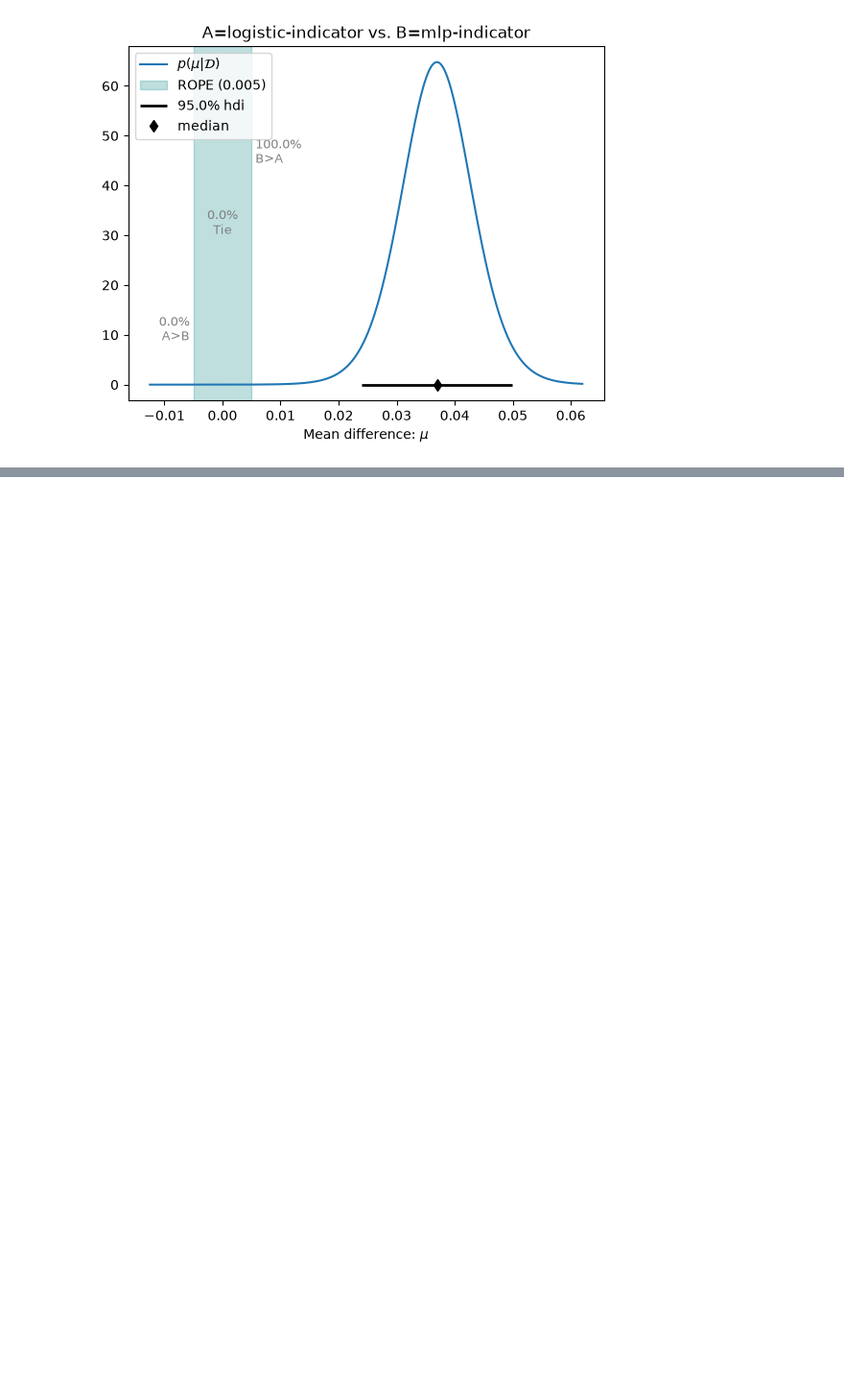
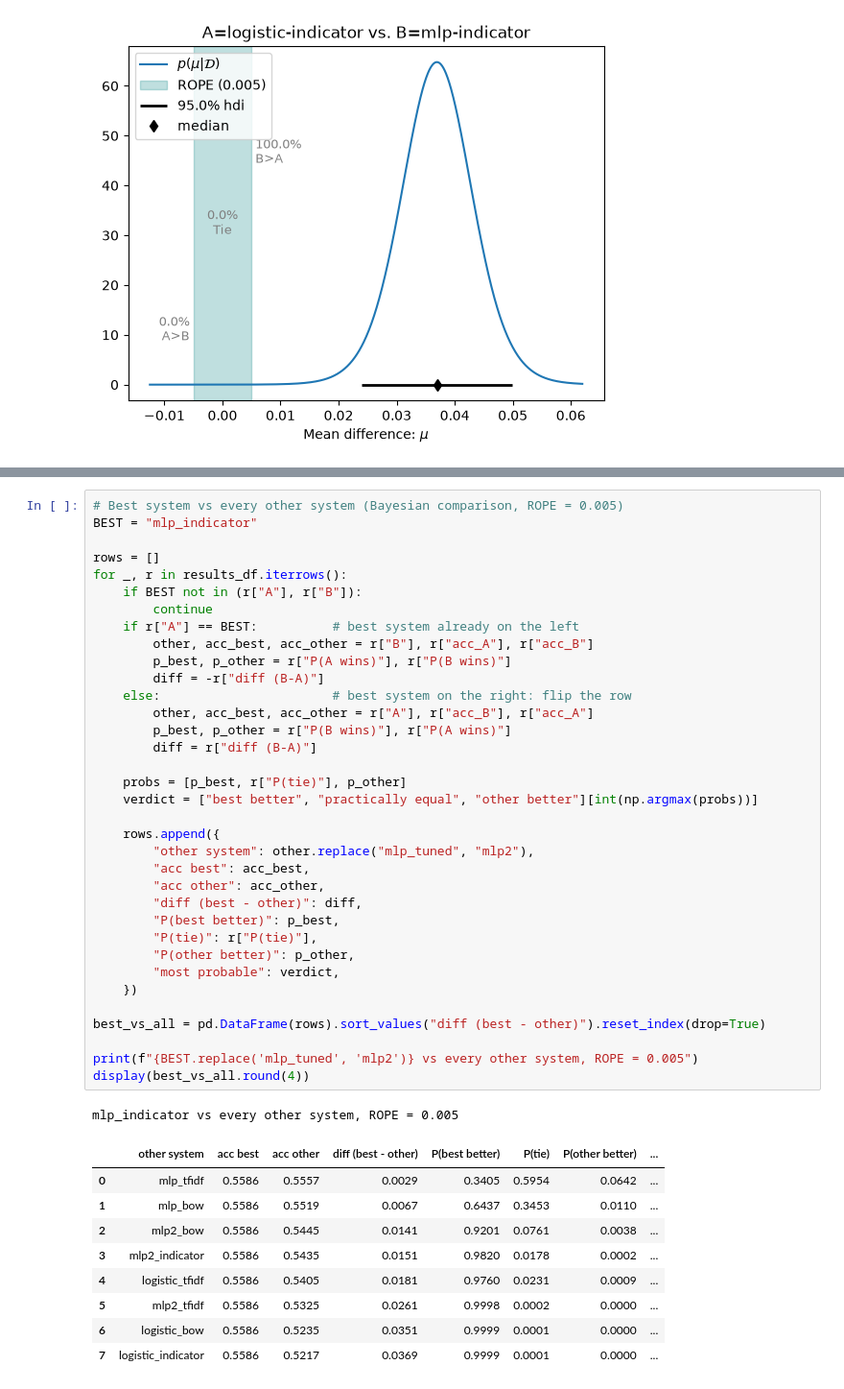
Before and after one commit to PepBaggen/nlp1-project, a Jupyter notebook: notebooks/project1.ipynb, the cells around one changed output, grey strips where cells are left out. Shown at 96% size. Saved outputs shown, nothing was run; the diff lists cells and outputs as text; blank space fills up the shorter version.

```diff
--- a/notebooks/project1.ipynb
+++ b/notebooks/project1.ipynb
@@ -310,0 +391,46 @@ A=logistic_indicator B=mlp_indicator: P(A wins)=0.0000 P(Tie)=0.0001 P(B wins)=0
+# %%
+# Best system vs every other system (Bayesian comparison, ROPE = 0.005)
+BEST = "mlp_indicator"
+
+rows = []
+for _, r in results_df.iterrows():
+    if BEST not in (r["A"], r["B"]):
+        continue
+    if r["A"] == BEST:          # best system already on the left
+        other, acc_best, acc_other = r["B"], r["acc_A"], r["acc_B"]
+        p_best, p_other = r["P(A wins)"], r["P(B wins)"]
+        diff = -r["diff (B-A)"]
+    else:                       # best system on the right: flip the row
+        other, acc_best, acc_other = r["A"], r["acc_B"], r["acc_A"]
+        p_best, p_other = r["P(B wins)"], r["P(A wins)"]
+        diff = r["diff (B-A)"]
+
+    probs = [p_best, r["P(tie)"], p_other]
+    verdict = ["best better", "practically equal", "other better"][int(np.argmax(probs))]
+
+    rows.append({
+        "other system": other.replace("mlp_tuned", "mlp2"),
+        "acc best": acc_best,
+        "acc other": acc_other,
+        "diff (best - other)": diff,
+        "P(best better)": p_best,
+        "P(tie)": r["P(tie)"],
+        "P(other better)": p_other,
+        "most probable": verdict,
+    })
+
+best_vs_all = pd.DataFrame(rows).sort_values("diff (best - other)").reset_index(drop=True)
+
+print(f"{BEST.replace('mlp_tuned', 'mlp2')} vs every other system, ROPE = 0.005")
+display(best_vs_all.round(4))
+# %% [output]
+mlp_indicator vs every other system, ROPE = 0.005
+|  | other system | acc best | acc other | diff (best - other) | P(best better) | P(tie) | P(other better) | ... |
+| 0 | mlp_tfidf | 0.5586 | 0.5557 | 0.0029 | 0.3405 | 0.5954 | 0.0642 | ... |
+| 1 | mlp_bow | 0.5586 | 0.5519 | 0.0067 | 0.6437 | 0.3453 | 0.0110 | ... |
+| 2 | mlp2_bow | 0.5586 | 0.5445 | 0.0141 | 0.9201 | 0.0761 | 0.0038 | ... |
+| 3 | mlp2_indicator | 0.5586 | 0.5435 | 0.0151 | 0.9820 | 0.0178 | 0.0002 | ... |
+| 4 | logistic_tfidf | 0.5586 | 0.5405 | 0.0181 | 0.9760 | 0.0231 | 0.0009 | ... |
+| 5 | mlp2_tfidf | 0.5586 | 0.5325 | 0.0261 | 0.9998 | 0.0002 | 0.0000 | ... |
+| 6 | logistic_bow | 0.5586 | 0.5235 | 0.0351 | 0.9999 | 0.0001 | 0.0000 | ... |
+| 7 | logistic_indicator | 0.5586 | 0.5217 | 0.0369 | 0.9999 | 0.0001 | 0.0000 | ... |
```
Also changed, not shown: parts of 4 cells of this notebook, 3 other files.
